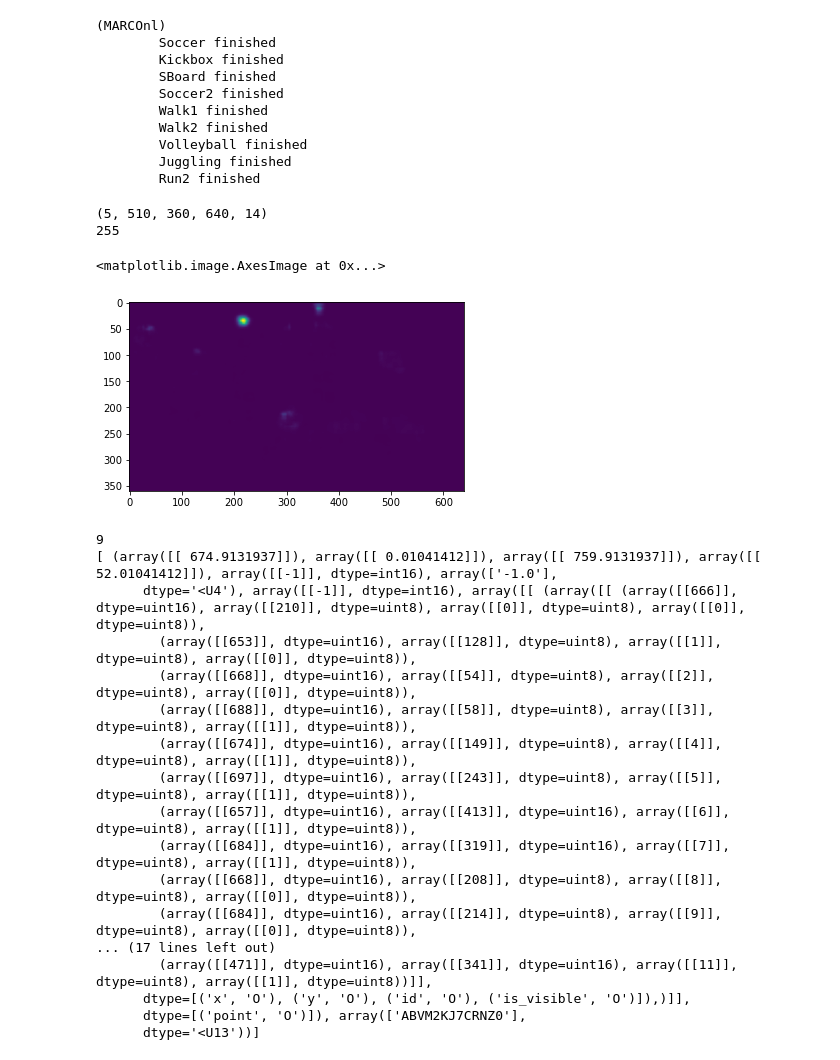
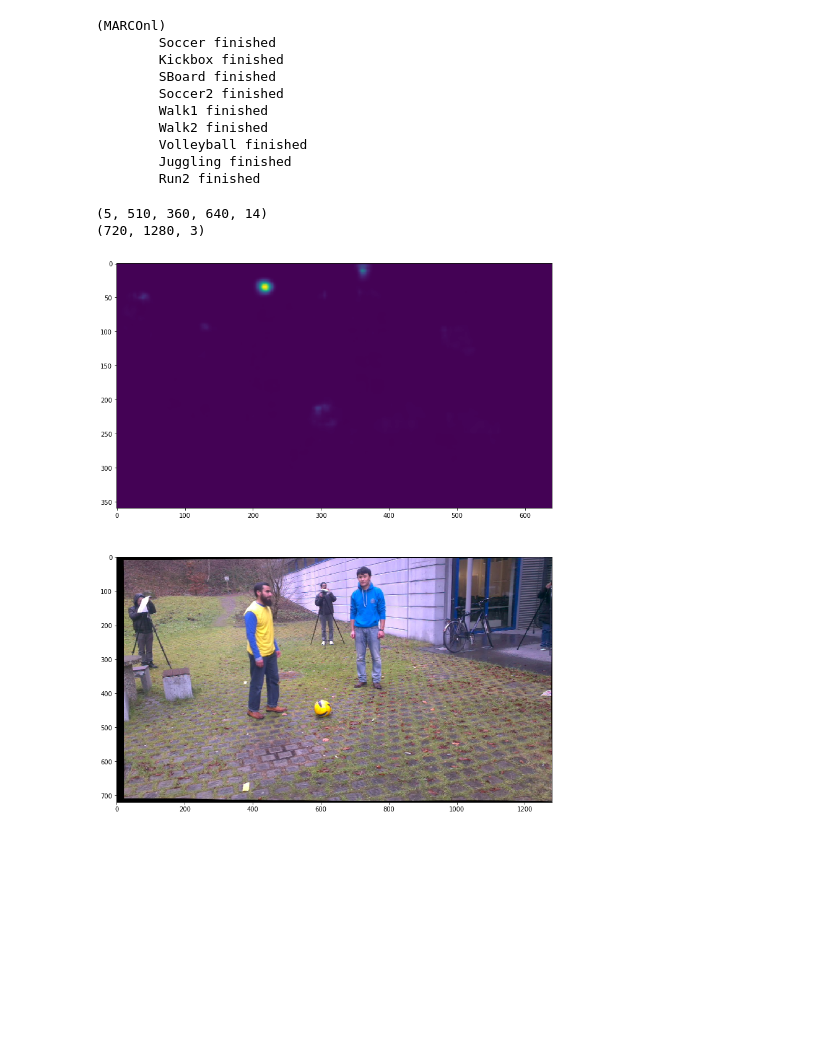
Before and after one commit to jutanke/pak, a Jupyter notebook: samples/MARCOnI.ipynb, the cells around one changed output. Drawn from its saved outputs; the diff is of its cells as text; code cells hidden in the pictures; blank space fills up the shorter version.

```diff
--- a/samples/MARCOnI.ipynb
+++ b/samples/MARCOnI.ipynb
@@ -31,50 +31,15 @@ X, CNN = marconi['Soccer']
 # %%
 print(CNN.shape)
 
-print(np.max(CNN))
+#print(np.max(CNN))
 a = CNN[0,0,:,:,0]
+im = X[0,0]
+fig = plt.figure(figsize=(16,16))
 
-plt.imshow(a)
+fig.add_subplot(211).imshow(a)
+fig.add_subplot(212).imshow(im)
+plt.show()
 # %% [output]
 (5, 510, 360, 640, 14)
-255
+(720, 1280, 3)
-<matplotlib.image.AxesImage at 0x...>
-[figure, old version]
+[figure, new version]
-# %%
-from os import makedirs, listdir
-from os.path import join, isfile, isdir, exists, splitext
-from scipy.io import loadmat
-
-annot_url = '/home/julian/Data/pak_test1/marconi/Soccer/Annotations.mat'
-
-
-M = loadmat(annot_url)
-
-#print(M.keys())
-annolist = M['annolist'][0]
-
-for elem in annolist:
-    name = a[0][0][0][0]
-    #print(name)
-    a,b,c = elem
-
-print(len(b[0][0]))
-print(b[0])
-# %% [output]
-9
-[ (array([[ 674.9131937]]), array([[ 0.01041412]]), array([[ 759.9131937]]), array([[ 52.01041412]]), array([[-1]], dtype=int16), array(['-1.0'],
-      dtype='<U4'), array([[-1]], dtype=int16), array([[ (array([[ (array([[666]], dtype=uint16), array([[210]], dtype=uint8), array([[0]], dtype=uint8), array([[0]], dtype=uint8)),
-        (array([[653]], dtype=uint16), array([[128]], dtype=uint8), array([[1]], dtype=uint8), array([[0]], dtype=uint8)),
-        (array([[668]], dtype=uint16), array([[54]], dtype=uint8), array([[2]], dtype=uint8), array([[0]], dtype=uint8)),
-        (array([[688]], dtype=uint16), array([[58]], dtype=uint8), array([[3]], dtype=uint8), array([[1]], dtype=uint8)),
-        (array([[674]], dtype=uint16), array([[149]], dtype=uint8), array([[4]], dtype=uint8), array([[1]], dtype=uint8)),
-        (array([[697]], dtype=uint16), array([[243]], dtype=uint8), array([[5]], dtype=uint8), array([[1]], dtype=uint8)),
-        (array([[657]], dtype=uint16), array([[413]], dtype=uint16), array([[6]], dtype=uint8), array([[1]], dtype=uint8)),
-        (array([[684]], dtype=uint16), array([[319]], dtype=uint16), array([[7]], dtype=uint8), array([[1]], dtype=uint8)),
-        (array([[668]], dtype=uint16), array([[208]], dtype=uint8), array([[8]], dtype=uint8), array([[0]], dtype=uint8)),
-        (array([[684]], dtype=uint16), array([[214]], dtype=uint8), array([[9]], dtype=uint8), array([[0]], dtype=uint8)),
-... (17 lines left out)
-        (array([[471]], dtype=uint16), array([[341]], dtype=uint16), array([[11]], dtype=uint8), array([[1]], dtype=uint8))]],
-      dtype=[('x', 'O'), ('y', 'O'), ('id', 'O'), ('is_visible', 'O')]),)]],
-      dtype=[('point', 'O')]), array(['ABVM2KJ7CRNZ0'],
-      dtype='<U13'))]
```
Also changed, not shown: parts of 1 cell of this notebook, 3 other files.
